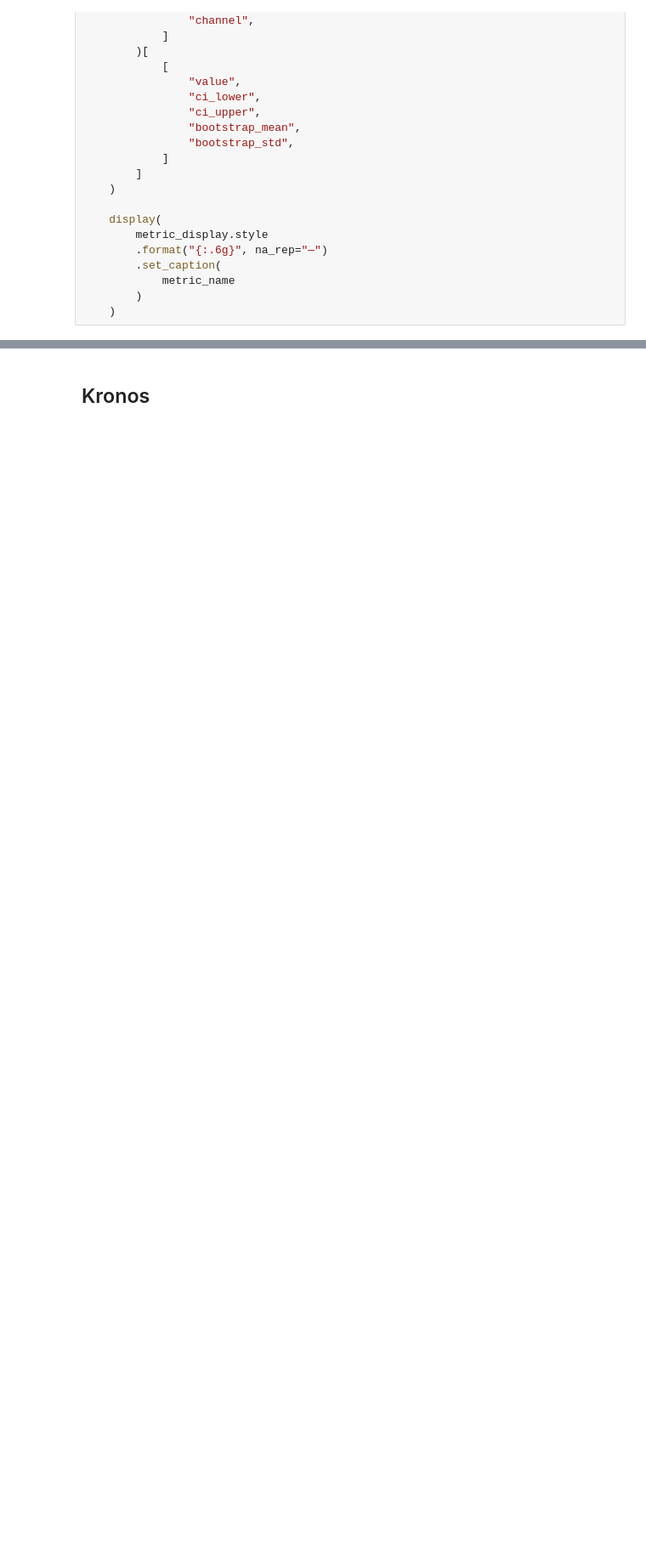
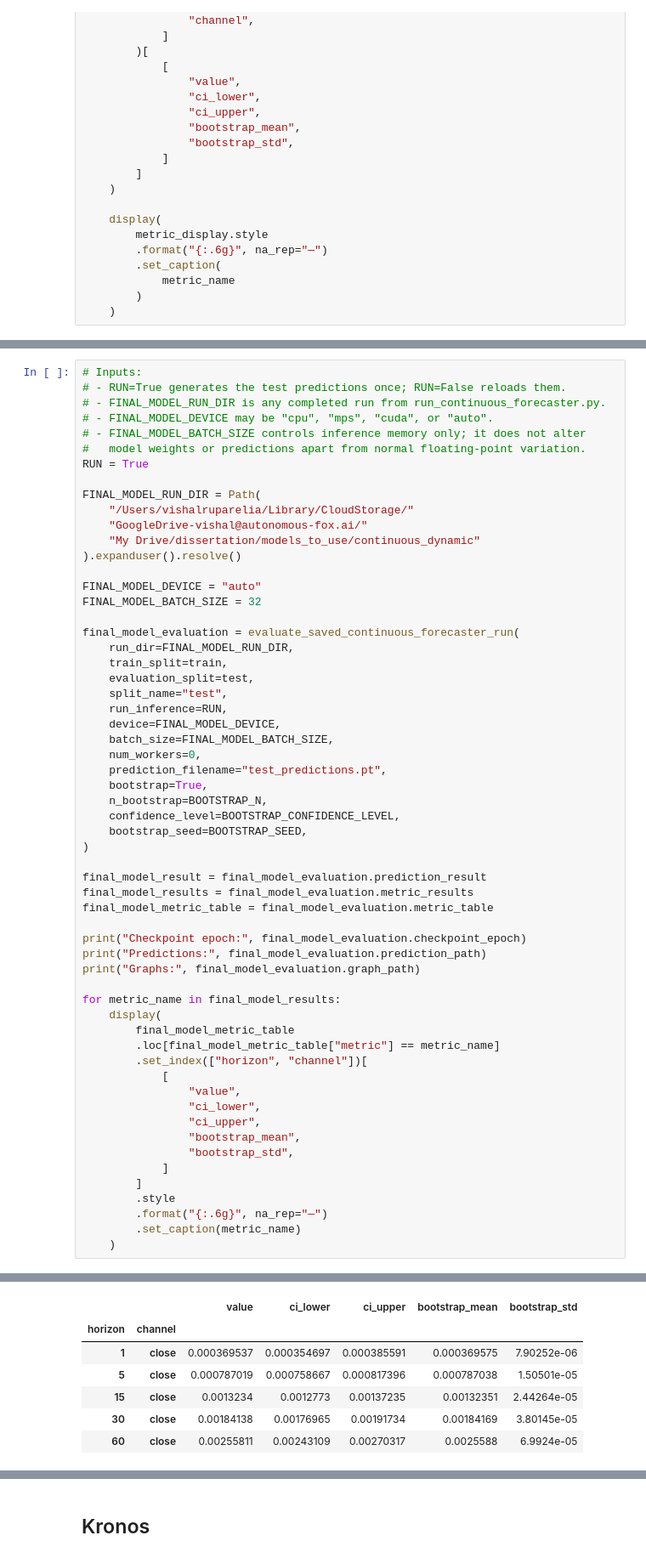
Before and after one commit to VishR-94/dynamic_graphs_thesis, a Jupyter notebook: notebooks/baselines.ipynb, the cells around one changed output, grey strips where cells are left out. Shown at 85% size. Drawn from its saved outputs; the diff is of its cells as text; blank space fills up the shorter version.

```diff
--- a/notebooks/baselines.ipynb
+++ b/notebooks/baselines.ipynb
@@ -769,0 +836,60 @@ for metric_name in modern_tcn_evaluator.available_metrics:
+# %%
+# Inputs:
+# - RUN=True generates the test predictions once; RUN=False reloads them.
+# - FINAL_MODEL_RUN_DIR is any completed run from run_continuous_forecaster.py.
+# - FINAL_MODEL_DEVICE may be "cpu", "mps", "cuda", or "auto".
+# - FINAL_MODEL_BATCH_SIZE controls inference memory only; it does not alter
+#   model weights or predictions apart from normal floating-point variation.
+RUN = True
+
+FINAL_MODEL_RUN_DIR = Path(
+    "/Users/vishalruparelia/Library/CloudStorage/"
+    "GoogleDrive-vishal@autonomous-fox.ai/"
+    "My Drive/dissertation/models_to_use/continuous_dynamic"
+).expanduser().resolve()
+
+FINAL_MODEL_DEVICE = "auto"
+FINAL_MODEL_BATCH_SIZE = 32
+
+final_model_evaluation = evaluate_saved_continuous_forecaster_run(
+    run_dir=FINAL_MODEL_RUN_DIR,
+    train_split=train,
+    evaluation_split=test,
+    split_name="test",
+    run_inference=RUN,
+    device=FINAL_MODEL_DEVICE,
+    batch_size=FINAL_MODEL_BATCH_SIZE,
+    num_workers=0,
+    prediction_filename="test_predictions.pt",
+    bootstrap=True,
+    n_bootstrap=BOOTSTRAP_N,
+    confidence_level=BOOTSTRAP_CONFIDENCE_LEVEL,
+    bootstrap_seed=BOOTSTRAP_SEED,
+)
+
+final_model_result = final_model_evaluation.prediction_result
+final_model_results = final_model_evaluation.metric_results
+final_model_metric_table = final_model_evaluation.metric_table
+
+print("Checkpoint epoch:", final_model_evaluation.checkpoint_epoch)
+print("Predictions:", final_model_evaluation.prediction_path)
+print("Graphs:", final_model_evaluation.graph_path)
+
+for metric_name in final_model_results:
+    display(
+        final_model_metric_table
+        .loc[final_model_metric_table["metric"] == metric_name]
+        .set_index(["horizon", "channel"])[
+            [
+                "value",
+                "ci_lower",
+                "ci_upper",
+                "bootstrap_mean",
+                "bootstrap_std",
+            ]
+        ]
+        .style
+        .format("{:.6g}", na_rep="—")
+        .set_caption(metric_name)
+    )
+# %% [output]
@@ -769,0 +900,7 @@ for metric_name in modern_tcn_evaluator.available_metrics:
+|  |  | value | ci_lower | ci_upper | bootstrap_mean | bootstrap_std |
+| horizon | channel |  |  |  |  |  |
+| 1 | close | 0.000369537 | 0.000354697 | 0.000385591 | 0.000369575 | 7.90252e-06 |
+| 5 | close | 0.000787019 | 0.000758667 | 0.000817396 | 0.000787038 | 1.50501e-05 |
+| 15 | close | 0.0013234 | 0.0012773 | 0.00137235 | 0.00132351 | 2.44264e-05 |
+| 30 | close | 0.00184138 | 0.00176965 | 0.00191734 | 0.00184169 | 3.80145e-05 |
+| 60 | close | 0.00255811 | 0.00243109 | 0.00270317 | 0.0025588 | 6.9924e-05 |
```
Also changed, not shown: parts of 8 cells of this notebook, 14 other files.
